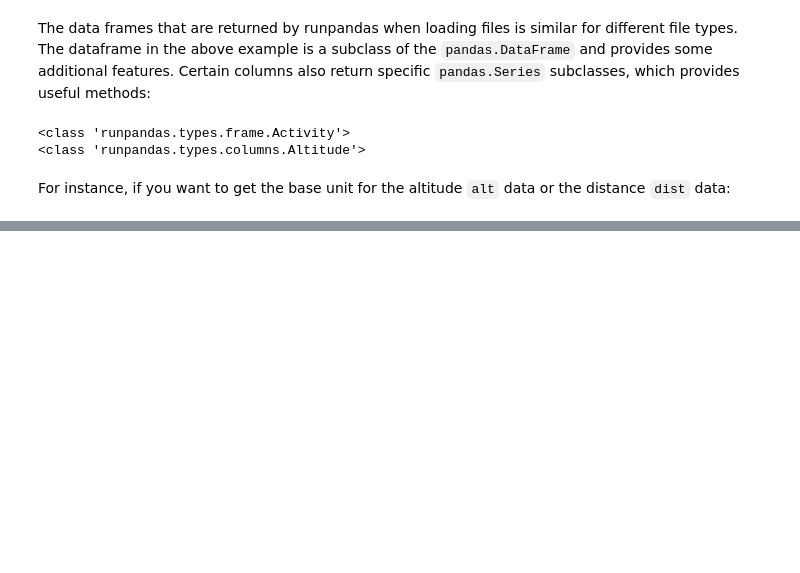
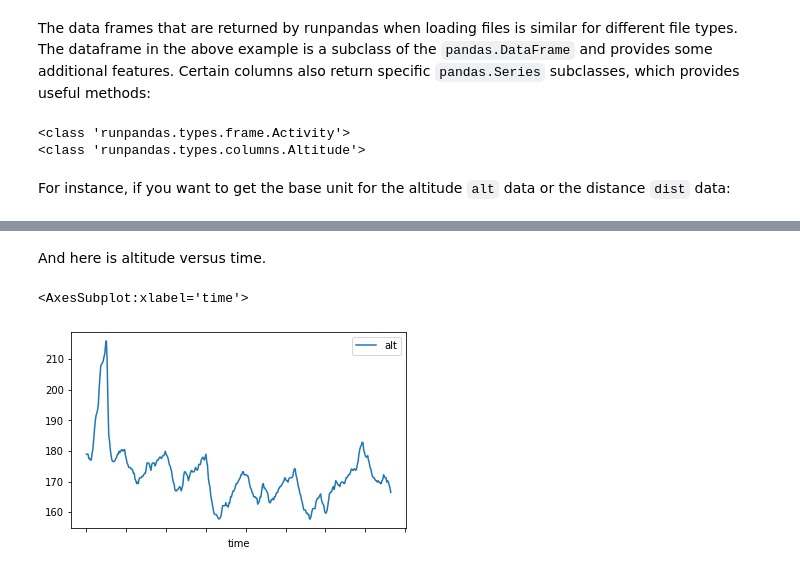
Before and after one commit to corriporai/runpandas, a Jupyter notebook: examples/overview.ipynb, the cells around one changed output, grey strips where cells are left out. Cells and saved outputs as stored; diff of their text form; code cells hidden in the pictures; blank space fills up the shorter version.

```diff
--- a/examples/overview.ipynb
+++ b/examples/overview.ipynb
@@ -47,0 +58,7 @@ activity.dist[-1]
+# %% [markdown]
+And here is altitude versus time.
+# %%
+activity[['alt']].plot()
+# %% [output]
+<AxesSubplot:xlabel='time'>
+[figure, added]
```
Also changed, not shown: parts of 12 cells of this notebook, 3 other files.
